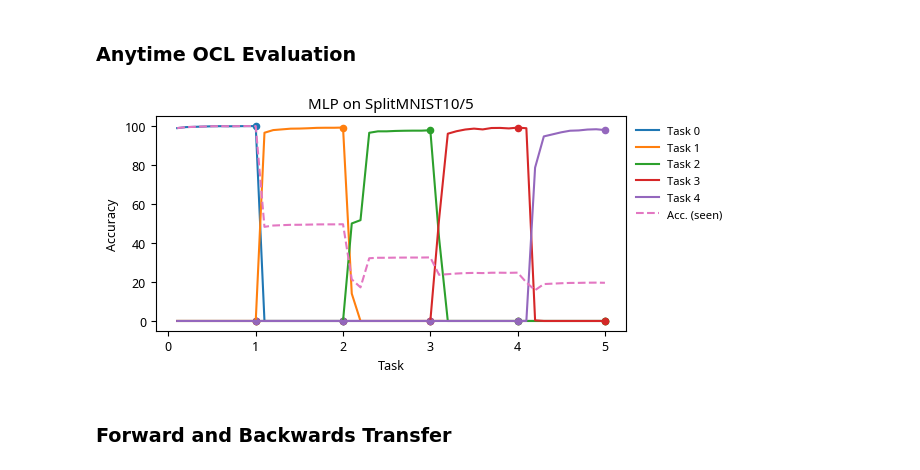
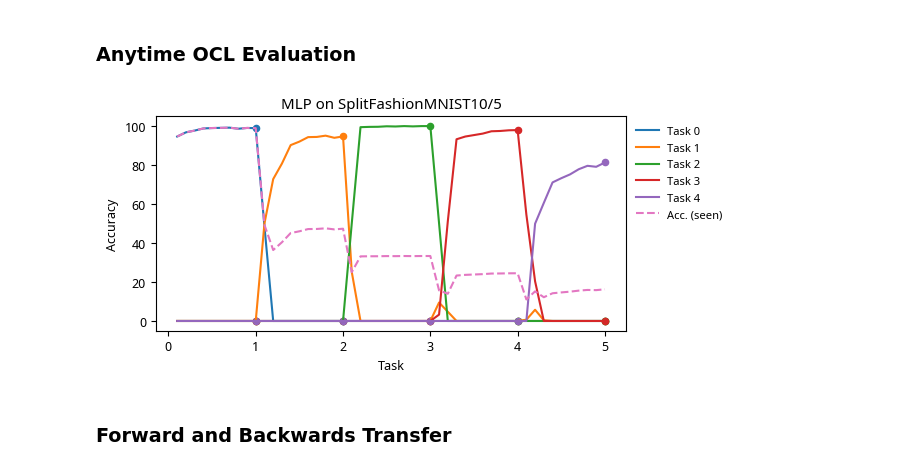
Before and after one commit to adaptive-machine-learning/PAKDD2025, a Jupyter notebook: notebooks/00_evaluation.ipynb, the cells around one changed output. Saved outputs shown, nothing was run; the diff lists cells and outputs as text; code cells hidden in the pictures.

```diff
--- a/notebooks/00_evaluation.ipynb
+++ b/notebooks/00_evaluation.ipynb
@@ -17,7 +17,7 @@ In this section, we introduce some built-in data streams that can be used for on
 # %%
-from capymoa.ocl.datasets import SplitMNIST
+from capymoa.ocl.datasets import SplitFashionMNIST
 
-scenario = SplitMNIST()
+scenario = SplitFashionMNIST()
 for task_id, task_classes in enumerate(scenario.task_schedule):
     print(f"Task {task_id} classes: {task_classes}")
 # %% [output]
@@ -42,21 +42,38 @@ print(scenario.stream)
 In this section, we introduce the `BatchClassifier` classes, that all OCL methods inherit from. You can reuse any classifier for regular online learning as well.
 # %%
 import torch
+from torch import nn
 from capymoa.base import BatchClassifier
 from capymoa.stream import Schema
-from torch import nn
 from torch.nn import functional as F
 
+class MyMLP(nn.Module):
+    def __init__(self, input_size: int, output_size: int):
+        super(MyMLP, self).__init__()
+        self.flatten = nn.Flatten()
+        self.dropout = nn.Dropout(0.5)
+        self.fc1 = nn.Linear(input_size, 128)
+        self.relu = nn.ReLU()
+        self.fc2 = nn.Linear(128, 64)
+        self.fc3 = nn.Linear(64, output_size)
 
-class BasicMLP(BatchClassifier):
+    def forward(self, x: torch.Tensor) -> torch.Tensor:
+        x = self.flatten(x)
+        x = self.dropout(x)
+        x = self.fc1(x)
+        x = self.relu(x)
+        x = self.fc2(x)
+        x = self.relu(x)
+        x = self.fc3(x)
+        return x
+
+class Finetune(BatchClassifier):
     def __init__(self, schema: Schema, random_seed: int = 1):
         super().__init__(schema, random_seed)
         self.device = device
-        self.model = nn.Sequential(
-            nn.Dropout(0.5),
-            nn.Linear(schema.get_num_attributes(), 128),
-            nn.ReLU(),
-            nn.Linear(128, schema.get_num_classes()),
+        self.model = MyMLP(
+            input_size=schema.get_num_attributes(),
+            output_size=schema.get_num_classes()
         ).to(device)
         self.optimizer = torch.optim.Adam(self.model.parameters(), lr=learning_rate)
 
@@ -98,7 +120,7 @@ from capymoa.ocl.evaluation import ocl_train_eval_loop
 from plot import ocl_plot
 
 result = ocl_train_eval_loop(
-    BasicMLP(scenario.schema),
+    Finetune(scenario.schema),
     scenario.train_loaders(batch_size),
     scenario.test_loaders(256),
     progress_bar=True,
@@ -114,17 +136,17 @@ Catastrophic forgetting is very severe!
 ### Anytime OCL Evaluation
 # %%
 result = ocl_train_eval_loop(
-    BasicMLP(scenario.schema),
+    Finetune(scenario.schema),
     scenario.train_loaders(batch_size),
     scenario.test_loaders(256),
     continual_evaluations=10,
     progress_bar=True,
 )
 fig, ax = ocl_plot(result, acc_seen=True)
 ax.set_title(f"MLP on {scenario}")
 pass
 # %% [output]
-[figure, old version]
+[figure, new version]
 # %% [markdown]
 ### Forward and Backwards Transfer
 # %%
```
Also changed, not shown: parts of 6 cells of this notebook, 4 other files.
